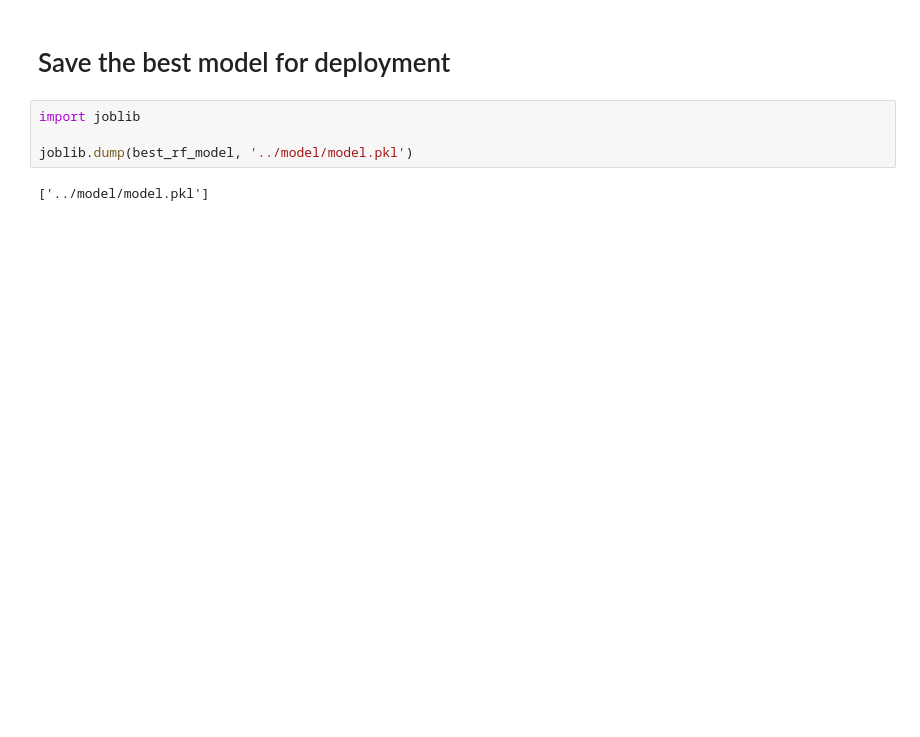
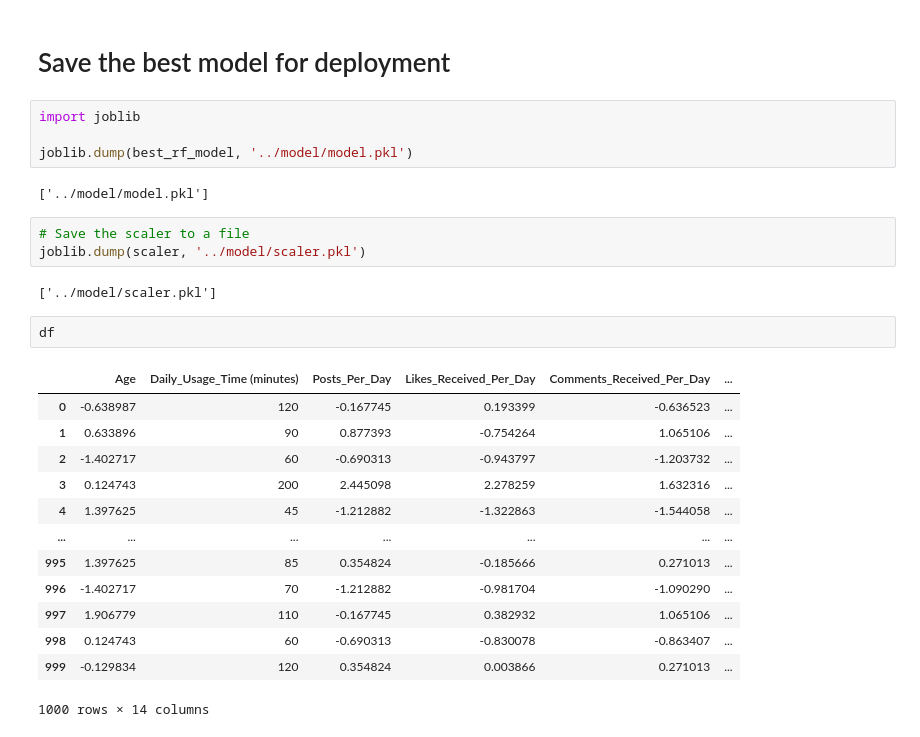
Before and after one commit to surafel58/ml-classification-regression-project, a Jupyter notebook: notebooks/social_media_regression.ipynb, the cells around one changed output. Drawn from its saved outputs; the diff is of its cells as text; blank space fills up the shorter version.

```diff
--- a/notebooks/social_media_regression.ipynb
+++ b/notebooks/social_media_regression.ipynb
@@ -407,3 +432,24 @@ import joblib
 joblib.dump(best_rf_model, '../model/model.pkl')
 # %% [output]
 ['../model/model.pkl']
+# %%
+# Save the scaler to a file
+joblib.dump(scaler, '../model/scaler.pkl')
+# %% [output]
+['../model/scaler.pkl']
+# %%
+df
+# %% [output]
+|  | Age | Daily_Usage_Time (minutes) | Posts_Per_Day | Likes_Received_Per_Day | Comments_Received_Per_Day | ... |
+| 0 | -0.638987 | 120 | -0.167745 | 0.193399 | -0.636523 | ... |
+| 1 | 0.633896 | 90 | 0.877393 | -0.754264 | 1.065106 | ... |
+| 2 | -1.402717 | 60 | -0.690313 | -0.943797 | -1.203732 | ... |
+| 3 | 0.124743 | 200 | 2.445098 | 2.278259 | 1.632316 | ... |
+| 4 | 1.397625 | 45 | -1.212882 | -1.322863 | -1.544058 | ... |
+| ... | ... | ... | ... | ... | ... | ... |
+| 995 | 1.397625 | 85 | 0.354824 | -0.185666 | 0.271013 | ... |
+| 996 | -1.402717 | 70 | -1.212882 | -0.981704 | -1.090290 | ... |
+| 997 | 1.906779 | 110 | -0.167745 | 0.382932 | 1.065106 | ... |
+| 998 | 0.124743 | 60 | -0.690313 | -0.830078 | -0.863407 | ... |
+| 999 | -0.129834 | 120 | 0.354824 | 0.003866 | 0.271013 | ... |
+1000 rows × 14 columns
```
Also changed, not shown: parts of 11 cells of this notebook, 3 other files.
